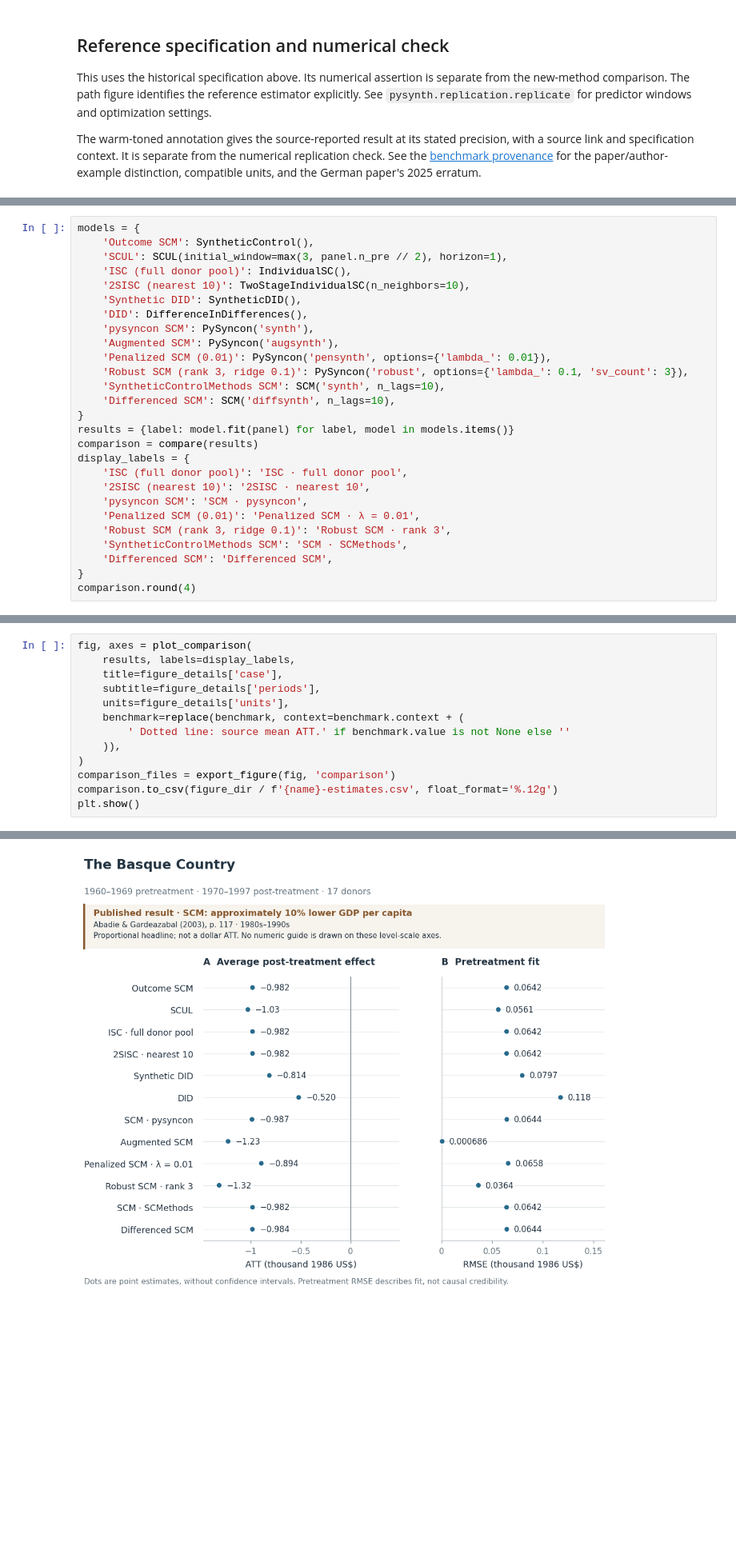
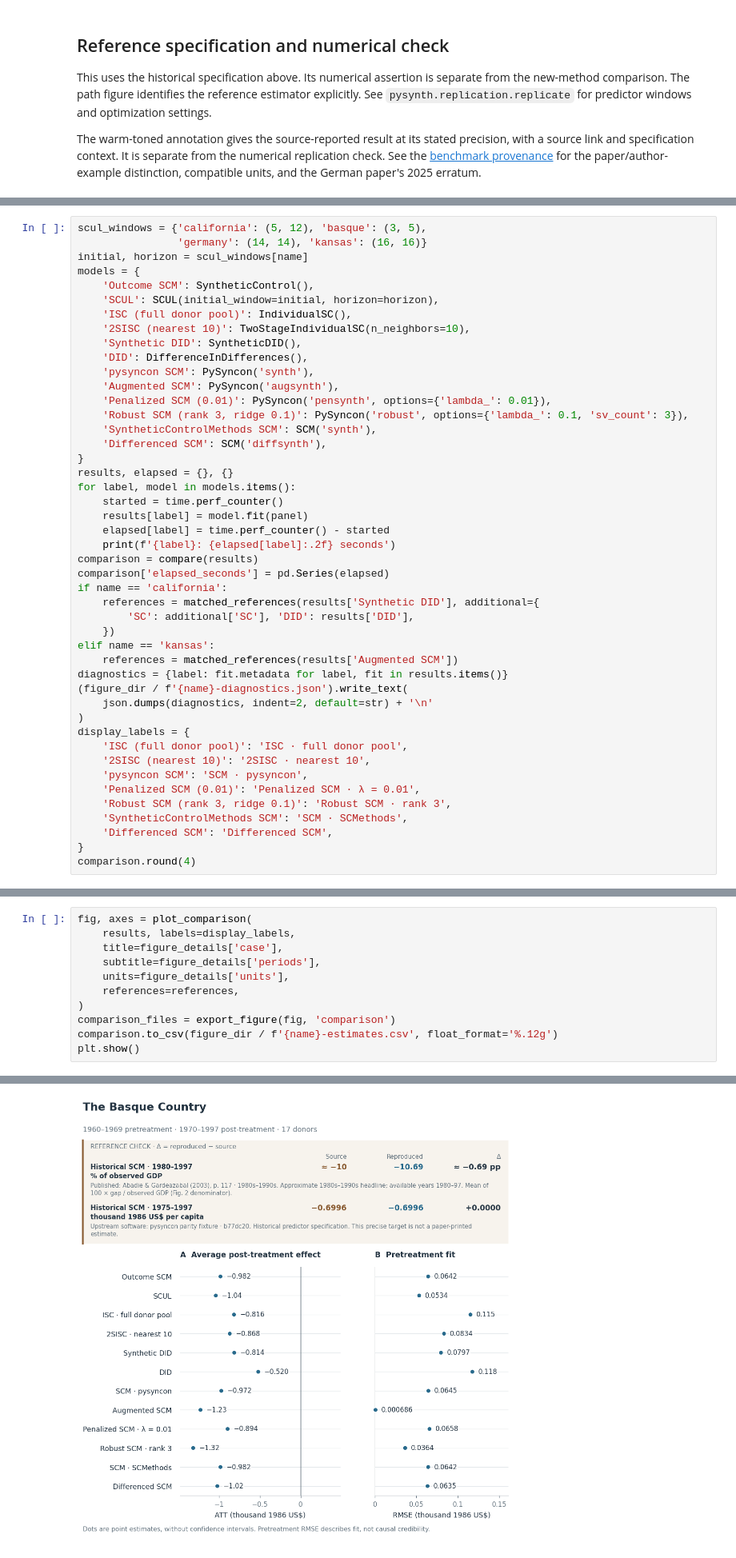
Before and after one commit to crahal/pysynthcon, a Jupyter notebook: empirical_examples/basque.ipynb, the cells around one changed output, grey strips where cells are left out. Shown at 80% size. Saved outputs shown, nothing was run; the diff lists cells and outputs as text; blank space fills up the shorter version.

```diff
--- a/empirical_examples/basque.ipynb
+++ b/empirical_examples/basque.ipynb
@@ -150,7 +190,10 @@ visible and no failed method is silently omitted.
 # %%
+scul_windows = {'california': (5, 12), 'basque': (3, 5),
+                'germany': (14, 14), 'kansas': (16, 16)}
+initial, horizon = scul_windows[name]
 models = {
     'Outcome SCM': SyntheticControl(),
-    'SCUL': SCUL(initial_window=max(3, panel.n_pre // 2), horizon=1),
+    'SCUL': SCUL(initial_window=initial, horizon=horizon),
     'ISC (full donor pool)': IndividualSC(),
     '2SISC (nearest 10)': TwoStageIndividualSC(n_neighbors=10),
     'Synthetic DID': SyntheticDID(),
@@ -159,11 +202,27 @@ models = {
     'Augmented SCM': PySyncon('augsynth'),
     'Penalized SCM (0.01)': PySyncon('pensynth', options={'lambda_': 0.01}),
     'Robust SCM (rank 3, ridge 0.1)': PySyncon('robust', options={'lambda_': 0.1, 'sv_count': 3}),
-    'SyntheticControlMethods SCM': SCM('synth', n_lags=10),
-    'Differenced SCM': SCM('diffsynth', n_lags=10),
+    'SyntheticControlMethods SCM': SCM('synth'),
+    'Differenced SCM': SCM('diffsynth'),
 }
-results = {label: model.fit(panel) for label, model in models.items()}
+results, elapsed = {}, {}
+for label, model in models.items():
+    started = time.perf_counter()
+    results[label] = model.fit(panel)
+    elapsed[label] = time.perf_counter() - started
+    print(f'{label}: {elapsed[label]:.2f} seconds')
 comparison = compare(results)
+comparison['elapsed_seconds'] = pd.Series(elapsed)
+if name == 'california':
+    references = matched_references(results['Synthetic DID'], additional={
+        'SC': additional['SC'], 'DID': results['DID'],
+    })
+elif name == 'kansas':
+    references = matched_references(results['Augmented SCM'])
+diagnostics = {label: fit.metadata for label, fit in results.items()}
+(figure_dir / f'{name}-diagnostics.json').write_text(
+    json.dumps(diagnostics, indent=2, default=str) + '\n'
+)
 display_labels = {
     'ISC (full donor pool)': 'ISC · full donor pool',
     '2SISC (nearest 10)': '2SISC · nearest 10',
@@ -247,20 +277,18 @@ every estimator or an uncertainty interval.
 # %%
 fig, axes = plot_comparison(
     results, labels=display_labels,
     title=figure_details['case'],
     subtitle=figure_details['periods'],
     units=figure_details['units'],
-    benchmark=replace(benchmark, context=benchmark.context + (
-        ' Dotted line: source mean ATT.' if benchmark.value is not None else ''
-    )),
+    references=references,
 )
 comparison_files = export_figure(fig, 'comparison')
 comparison.to_csv(figure_dir / f'{name}-estimates.csv', float_format='%.12g')
 plt.show()
 # %% [output]
 **Download figure:** [PDF](figures/basque/basque-comparison.pdf) · [SVG](figures/basque/basque-comparison.svg) · [PNG](figures/basque/basque-comparison.png)
 **Literature source:** [Abadie & Gardeazabal (2003), p. 117 · 1980s–1990s](https://economics.mit.edu/sites/default/files/publications/The%20Economic%20Costs%20of%20Conflict.pdf#page=5)
-[figure, old version]
+[figure, new version]
 # %% [markdown]
 ## Effect paths on a common scale
 
```
Also changed, not shown: parts of 13 cells of this notebook, 8 other files.
